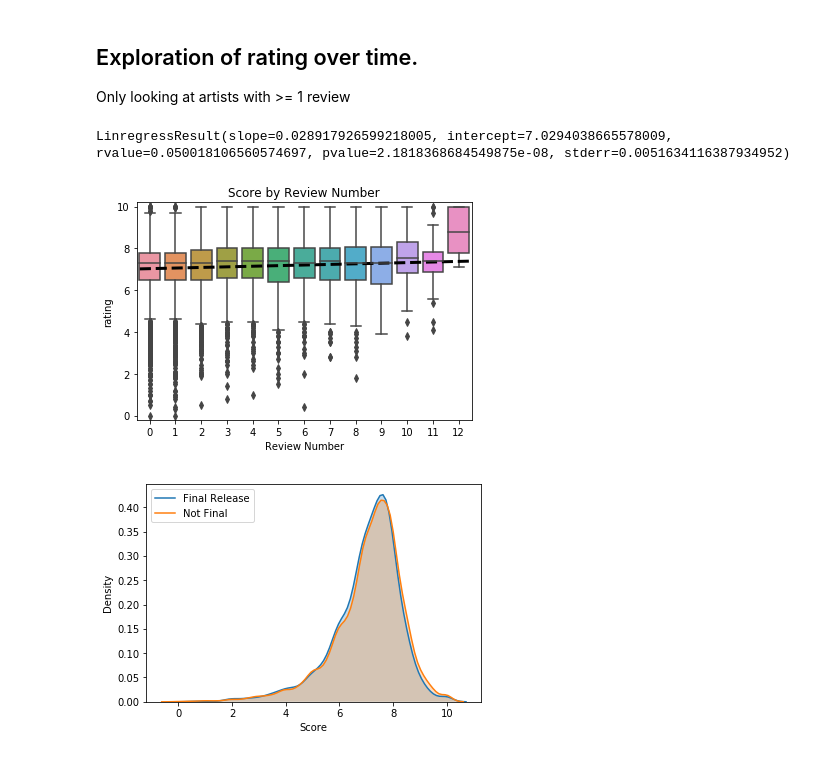
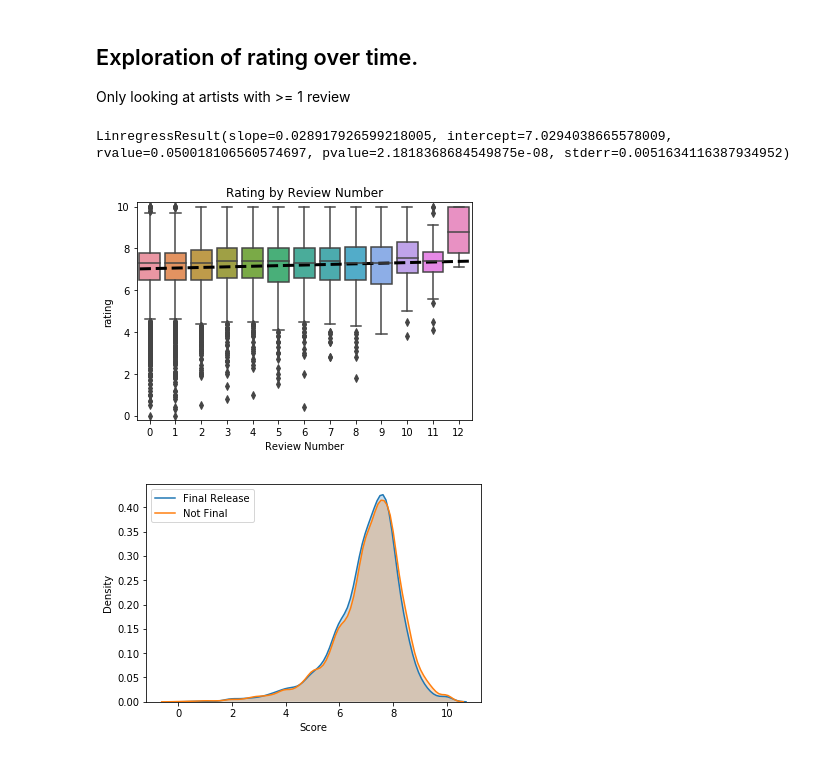
Before and after one commit to cfabian/pitchviews, a Jupyter notebook: numerical_analyses/artist-exploration.ipynb, the cells around one changed output. Cells and saved outputs as stored; diff of their text form; code cells hidden in the pictures.

```diff
--- a/numerical_analyses/artist-exploration.ipynb
+++ b/numerical_analyses/artist-exploration.ipynb
@@ -279,33 +279,33 @@ Only looking at artists with >= 1 review
 # %%
 keep_artists = numreviews[numreviews > 1].index.values
 twoplus = df.loc[df.artistName.isin(keep_artists)]
 
 # add review number per artist
 twoplus = twoplus.assign(number = pd.Series(index=twoplus.index))
 for a, rows in twoplus.groupby('artistName'):
     values = list(reversed(range(rows.shape[0])))
     twoplus.set_value(rows.index, 'number', values)
 
 twoplus['number'] = twoplus['number'].astype(int)
 
 sns.boxplot(x = 'number', y = 'rating',  data = twoplus)
 
 # add regression
 reg = linregress(twoplus.number, twoplus.rating)
 print(reg)
 
 x = np.arange(-1, 15)
 y = reg.intercept + x*reg.slope
 plt.plot(x,y,'--', color ='black', linewidth = 3,
     label = 'Regression, p = ' + str(round(reg.pvalue, 3)))
 
 plt.xlabel('Review Number')
-plt.title('Score by Review Number')
+plt.title('Rating by Review Number')
 plt.ylim([-0.2, 10.2])
 plt.show()
 # %% [output]
 LinregressResult(slope=0.028917926599218005, intercept=7.0294038665578009, rvalue=0.050018106560574697, pvalue=2.1818368684549875e-08, stderr=0.0051634116387934952)
-[figure, old version]
+[figure, new version]
 # %%
 finalsplit = twoplus.copy()
 
```
Also changed, not shown: 2 other files.
